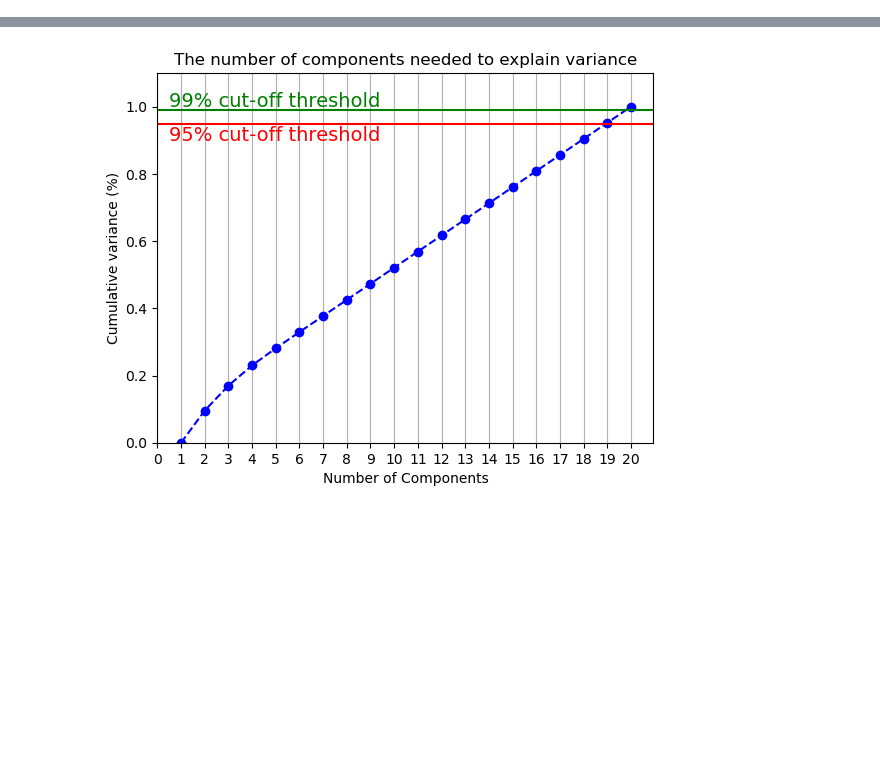
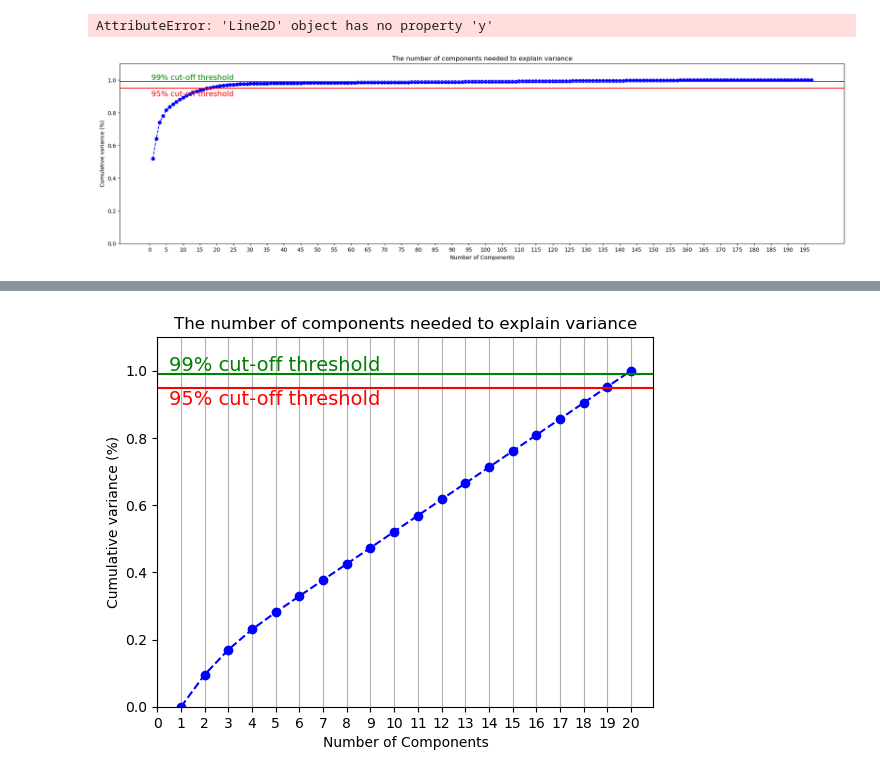
Before and after one commit to Janko-dev/ktai_ids, a Jupyter notebook: src/test.ipynb, the cells around one changed output, grey strips where cells are left out. Saved outputs shown, nothing was run; the diff lists cells and outputs as text; code cells hidden in the pictures; blank space fills up the shorter version.

```diff
--- a/test.ipynb
+++ b/src/test.ipynb
@@ -62,0 +51,12 @@ cat_df.shape
+# %%
+from sklearn.decomposition import PCA
+from sklearn.preprocessing import MinMaxScaler
+
+# apply min-max scaler that scales the variables in the range [0-1]
+scl = MinMaxScaler()
+df = scl.fit_transform(dummies_df)
+
+# apply principal component analysis
+pca = PCA(n_components=0.95)
+pca_df = pca.fit_transform(df)
+pca_df.shape
@@ -62,0 +68,40 @@ cat_df.shape
+# %%
+from sklearn.decomposition import PCA
+from sklearn.preprocessing import MinMaxScaler
+
+def pca_analysis(df: pd.DataFrame, n_components: int):
+    scl = MinMaxScaler()
+    num_data = scl.fit_transform(df)
+
+    pca = PCA().fit(num_data)
+
+    fig, ax = plt.subplots()
+    xi = np.arange(1, n_components+1, step=1)
+    y = np.cumsum(pca.explained_variance_ratio_)
+
+    plt.rcParams["figure.figsize"] = (24,6)
+
+    plt.ylim(0.0, 1.1)
+    plt.plot(xi, y, marker='o', linestyle='--', color='b')
+
+    plt.xlabel('Number of Components')
+    plt.xticks(np.arange(0, n_components+1, step=5))
+    plt.ylabel('Cumulative variance (%)')
+    plt.title('The number of components needed to explain variance')
+
+    plt.axhline(y=0.95, color='r', linestyle='-')
+    plt.text(0.5, 0.9, '95% cut-off threshold', color='red', fontsize=14)
+
+    plt.axhline(y=0.99, color='g', linestyle='-')
+    plt.text(0.5, 1, '99% cut-off threshold', color='green', fontsize=14)
+
+    plt.axvline(x=0.95, color='r', linestyle='-')
+    # plt.text(0.5, 1, '99% cut-off threshold', color='green', fontsize=14)
+
+    ax.grid(axis='x')
+    plt.show()
+
+pca_analysis(dummies_df, 197)
+# %% [output]
+AttributeError: 'Line2D' object has no property 'y'
+[figure, added]
```
Also changed, not shown: parts of 10 cells of this notebook.
